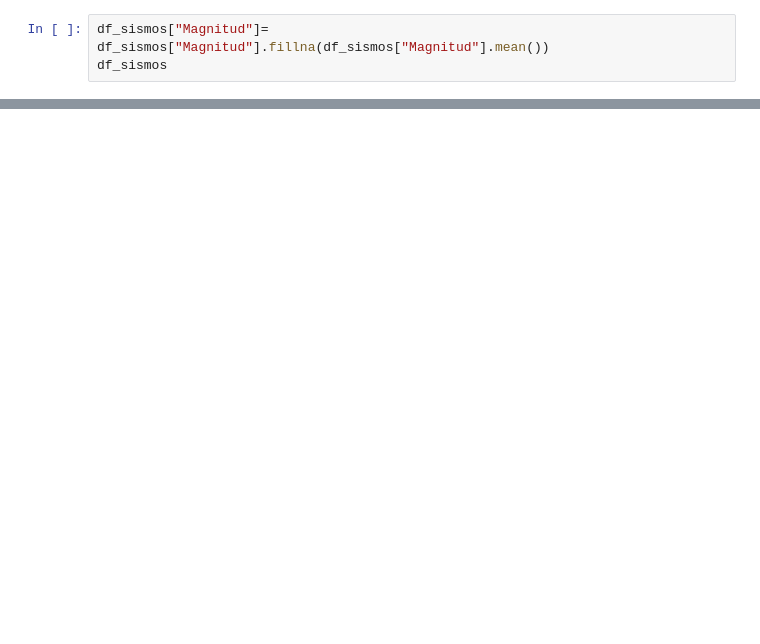
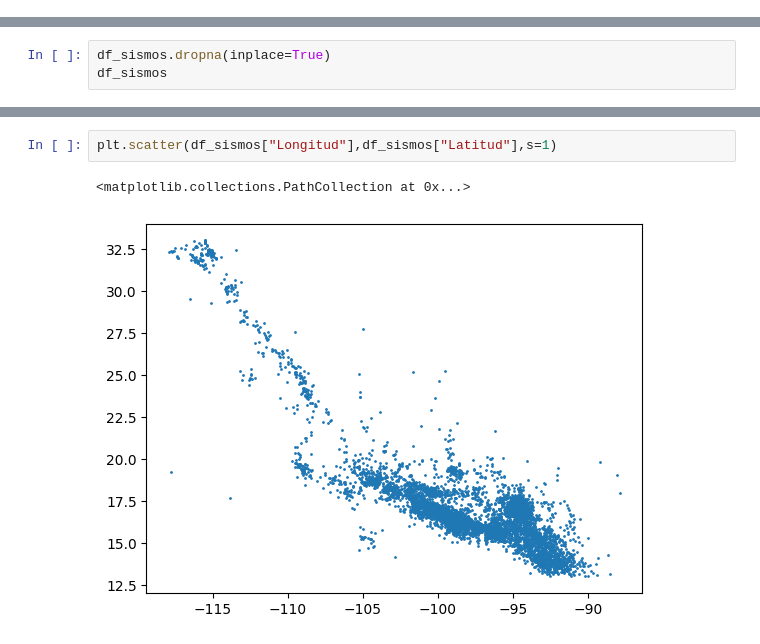
Before and after one commit to yosetcruz/Ciencia-de-Datos-, a Jupyter notebook: Actividad_2_CD.ipynb, the cells around one changed output, grey strips where cells are left out. Saved outputs shown, nothing was run; the diff lists cells and outputs as text; blank space fills up the shorter version.

```diff
--- a/Actividad_2_CD.ipynb
+++ b/Actividad_2_CD.ipynb
@@ -62,3 +21,0 @@ np.float64(0.22604546025367322)
-# %%
-df_sismos["Magnitud"]= df_sismos["Magnitud"].fillna(df_sismos["Magnitud"].mean())
-df_sismos
@@ -86,0 +22,3 @@ df_sismos[df_sismos["Magnitud"].isnull()]
+# %%
+df_sismos.dropna(inplace=True)
+df_sismos
@@ -86,0 +39,5 @@ df_sismos[df_sismos["Magnitud"].isnull()]
+# %%
+plt.scatter(df_sismos["Longitud"],df_sismos["Latitud"],s=1)
+# %% [output]
+<matplotlib.collections.PathCollection at 0x...>
+[figure, added]
```
Also changed, not shown: parts of 11 cells of this notebook.
